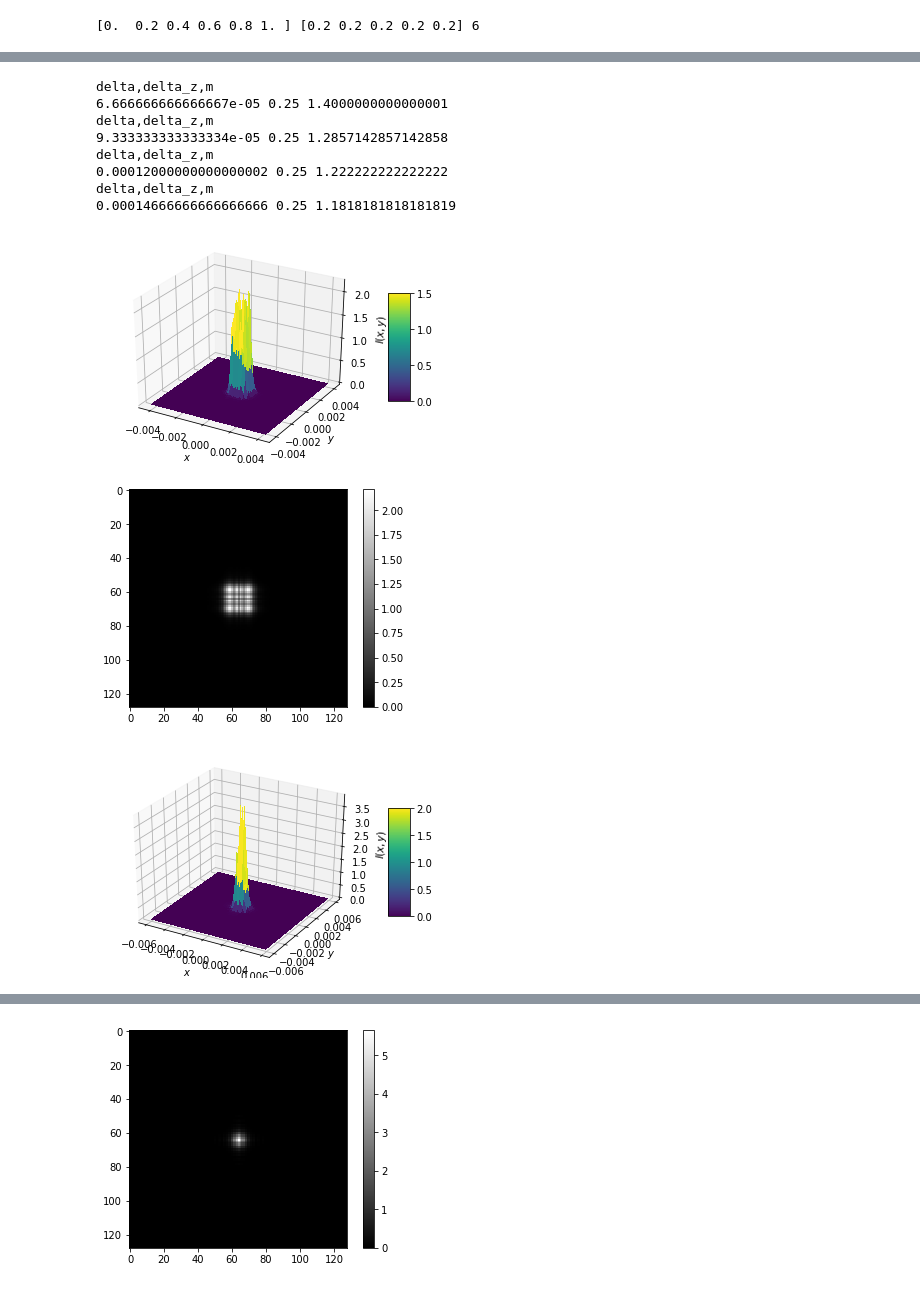
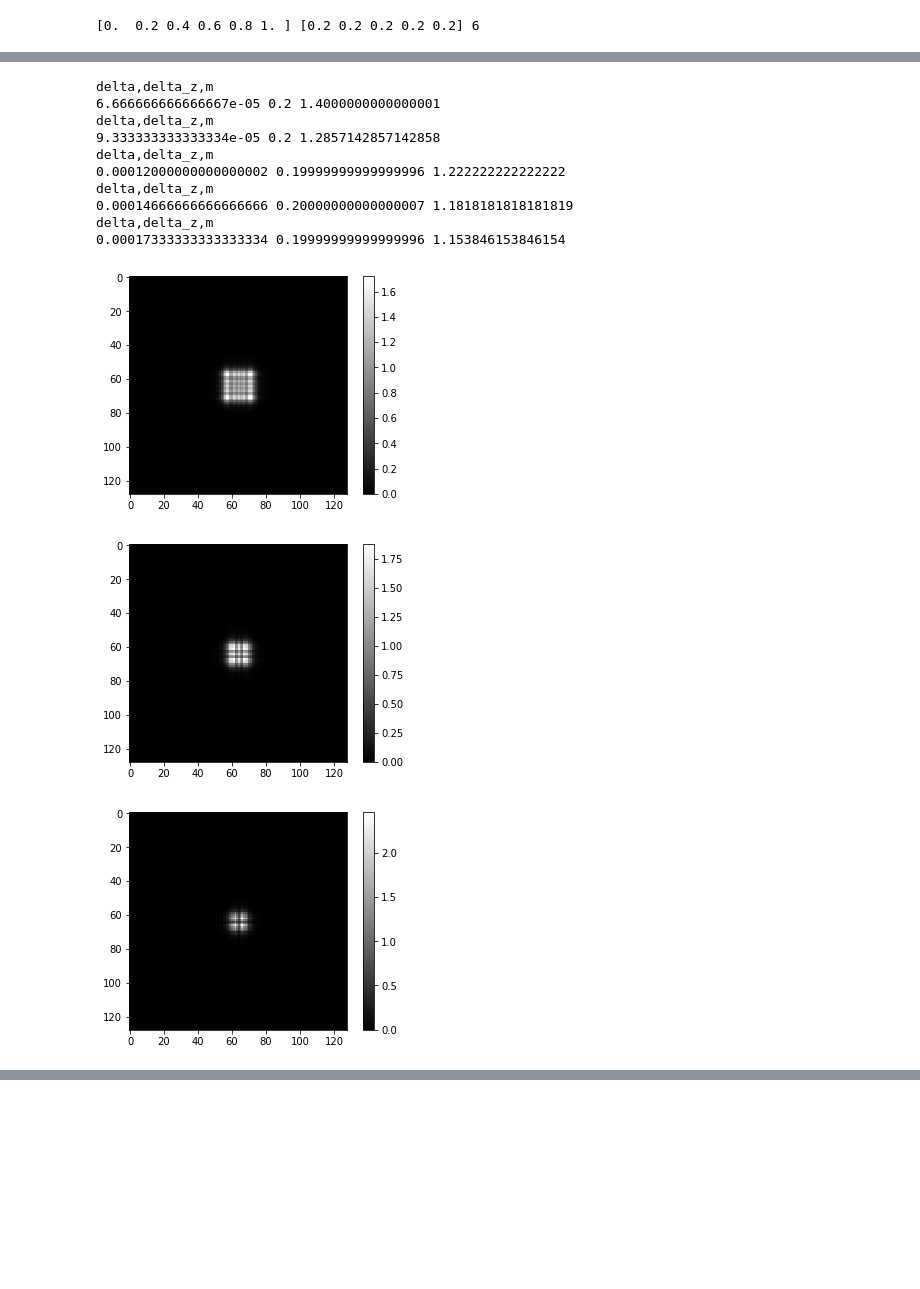
Before and after one commit to Ein-Octocat/scintillation_profiling_code, a Jupyter notebook: ang_spec_multi_prop_vac.ipynb, the cells around one changed output, grey strips where cells are left out. Drawn from its saved outputs; the diff is of its cells as text; code cells hidden in the pictures; blank space fills up the shorter version.

```diff
--- a/ang_spec_multi_prop_vac.ipynb
+++ b/ang_spec_multi_prop_vac.ipynb
@@ -167,7 +167,7 @@ print(z,delta_z,n)
 # %% [output]
 [0.  0.2 0.4 0.6 0.8 1. ] [0.2 0.2 0.2 0.2 0.2] 6
 # %%
-alpha = z / z[n-1]
+alpha = z / z[-1]
 
 delta = (1 - alpha) * delta1 + alpha * deltan
 
@@ -178,8 +178,8 @@ y1 = ny * delta[0]
 
 r1sq = x1**2 + y1**2
 
-
 print(delta_z)
+print(alpha)
 print(delta)
 print(m)
 
@@ -190,7 +190,7 @@ Q1 =  np.exp(1j * k/2 * (1-m[0])/delta_z[0] * r1sq)
 
 Uin = Uin * Q1
 
-gen_3d_contour(x1, y1, np.abs(Uin)**2)
+#gen_3d_contour(x1, y1, np.abs(Uin)**2)
 
 plt.figure()
 plt.imshow(np.abs(Uin)**2,cmap='gray')
@@ -208,43 +208,45 @@ delta,delta_z,m
 # %%
-for idx in range(0,n-2):
+for idx in range(0,n-1):
 
     xi = nx * delta[idx]
     yi = ny * delta[idx]
 
     deltaf = 1 / (N * delta[idx])
 
     fX = nx * deltaf
     fY = ny * deltaf
 
     fsq = fX**2 + fY**2
 
-    Z = Delta_z[idx]
+    Z = delta_z[idx]
     mag = m[idx]
 
     print('delta,delta_z,m')
     print(delta[idx],Z,mag)
 
     Q2 = np.exp(-1j * np.pi**2 * 2 * Z/mag/k*fsq)
 
     Uin = ft2(Uin / mag, delta[idx])
     Uin = ift2(Q2 * Uin, deltaf)
 
     Uin = sg * Uin
 
-    gen_3d_contour(xi, yi, np.abs(Uin)**2)
+    #gen_3d_contour(xi, yi, np.abs(Uin)**2)
 
     plt.figure()
     plt.imshow(np.abs(Uin)**2,cmap='gray')
     plt.colorbar()
 # %% [output]
 delta,delta_z,m
-6.666666666666667e-05 0.25 1.4000000000000001
+6.666666666666667e-05 0.2 1.4000000000000001
 delta,delta_z,m
-9.333333333333334e-05 0.25 1.2857142857142858
+9.333333333333334e-05 0.2 1.2857142857142858
 delta,delta_z,m
-0.00012000000000000002 0.25 1.222222222222222
+0.00012000000000000002 0.19999999999999996 1.222222222222222
 delta,delta_z,m
-0.00014666666666666666 0.25 1.1818181818181819
+0.00014666666666666666 0.20000000000000007 1.1818181818181819
+delta,delta_z,m
+0.00017333333333333334 0.19999999999999996 1.153846153846154
-[figure, old version]
+[figure, new version]
-[figure, old version]
+[figure, new version]
-[figure, old version]
+[figure, new version]
@@ -253 +254,0 @@ delta,delta_z,m
-[figure, removed]
```
Also changed, not shown: parts of 7 cells of this notebook.
